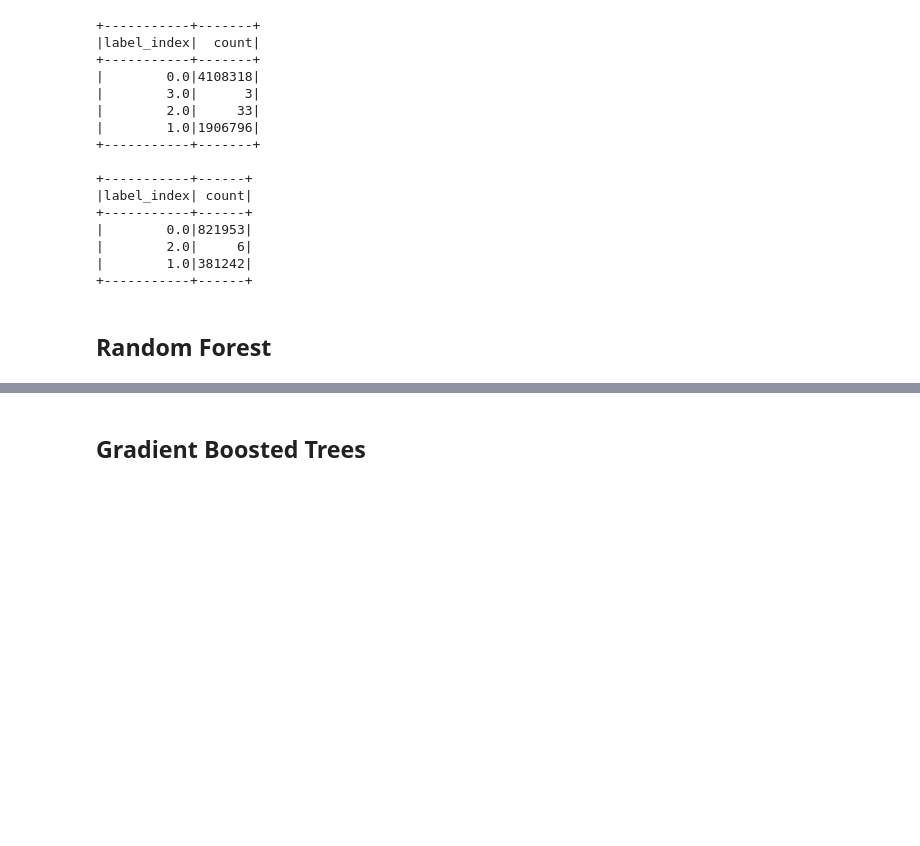
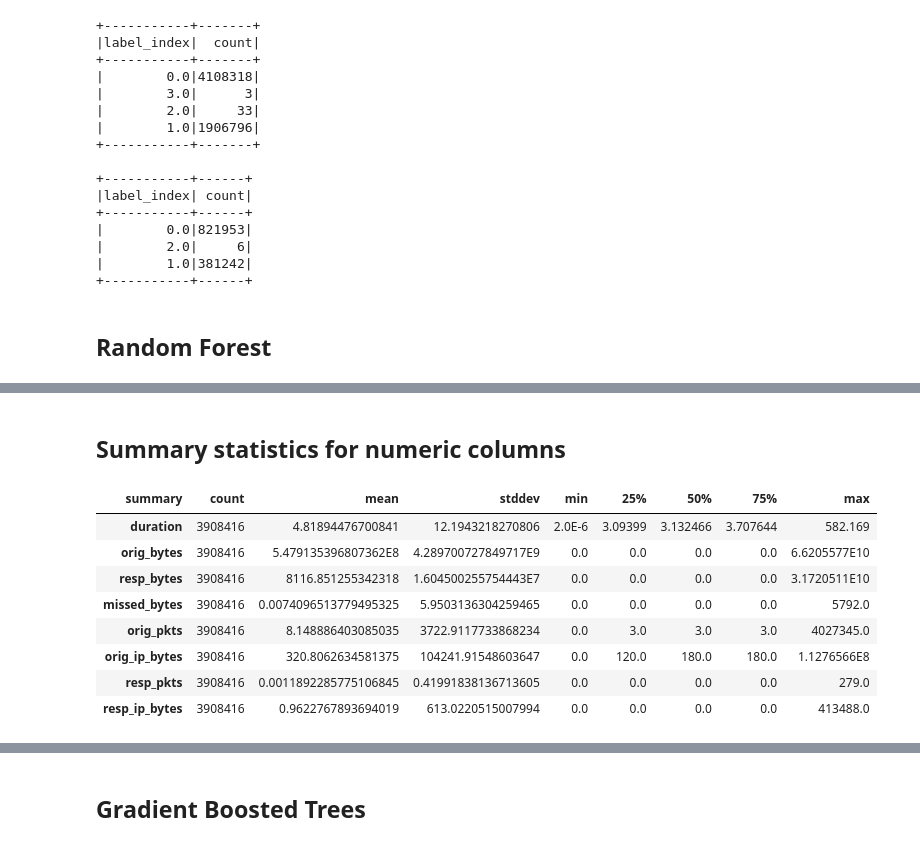
Before and after one commit to jesgiveup/maleware-detection-ml-model, a Jupyter notebook: V_2_BT4221_Group_Project - AT.ipynb, the cells around one changed output, grey strips where cells are left out. Saved outputs shown, nothing was run; the diff lists cells and outputs as text; code cells hidden in the pictures; blank space fills up the shorter version.

```diff
--- a/V_2_BT4221_Group_Project - AT.ipynb
+++ b/V_2_BT4221_Group_Project - AT.ipynb
@@ -1004,0 +1128,6 @@ RF AUC: 1.0000
+# %%
+# Path to the file (same folder as notebook)
+file_path = r"c:\Users\aaron\OneDrive\Desktop\NUS\Y4S2 BZA\BT4221\maleware-detection-ml-model\CTU-IoT-Malware-Capture-35-1conn.log.labeled.csv" # change name if needed
+
+# Load the CSV into a Spark DataFrame
+df = spark.read.csv(file_path, header=True, inferSchema=True, sep="|")
@@ -1004,0 +1313,21 @@ RF AUC: 1.0000
+# %%
+# DROPPING ROWS WITH VERY LOW FREQUENCY --------------------------------
+df = df.filter(~col("label").isin("Malicious   Attack", "Malicious   C&C"))
+
+# Register DataFrame as a SQL table
+df.createOrReplaceTempView("malware_data")
+
+# Define SQL Query to count the number of rows with 0 and 1 in the target variable
+query = """
+SELECT
+    label,
+    COUNT(*) AS count
+FROM
+    malware_data
+GROUP BY
+    label
+"""
+
+# Run the SQL query
+result = spark.sql(query)
+result.show()
@@ -1004,0 +1397,27 @@ RF AUC: 1.0000
+# %% [markdown]
+## Summary statistics for numeric columns
+# %%
+# convert numerical columns
+cols_to_convert = [
+    "duration", "orig_bytes", "resp_bytes",
+    "missed_bytes", "orig_pkts", "orig_ip_bytes", "resp_pkts", "resp_ip_bytes"
+]
+
+# Convert to FloatType
+for column in cols_to_convert:
+    df = df.withColumn(column, col(column).cast(FloatType()))
+
+# Descriptive stats with Pandas for nicer formatting
+desc_stats = df.select(cols_to_convert).summary().toPandas()
+desc_stats_pd = desc_stats.set_index('summary').rename_axis(None, axis=1).T
+display(desc_stats_pd)
+# %% [output]
+| summary | count | mean | stddev | min | 25% | 50% | 75% | max |
+| duration | 3908416 | 4.81894476700841 | 12.1943218270806 | 2.0E-6 | 3.09399 | 3.132466 | 3.707644 | 582.169 |
+| orig_bytes | 3908416 | 5.479135396807362E8 | 4.289700727849717E9 | 0.0 | 0.0 | 0.0 | 0.0 | 6.6205577E10 |
+| resp_bytes | 3908416 | 8116.851255342318 | 1.604500255754443E7 | 0.0 | 0.0 | 0.0 | 0.0 | 3.1720511E10 |
+| missed_bytes | 3908416 | 0.0074096513779495325 | 5.9503136304259465 | 0.0 | 0.0 | 0.0 | 0.0 | 5792.0 |
+| orig_pkts | 3908416 | 8.148886403085035 | 3722.9117733868234 | 0.0 | 3.0 | 3.0 | 3.0 | 4027345.0 |
+| orig_ip_bytes | 3908416 | 320.8062634581375 | 104241.91548603647 | 0.0 | 120.0 | 180.0 | 180.0 | 1.1276566E8 |
+| resp_pkts | 3908416 | 0.0011892285775106845 | 0.41991838136713605 | 0.0 | 0.0 | 0.0 | 0.0 | 279.0 |
+| resp_ip_bytes | 3908416 | 0.9622767893694019 | 613.0220515007994 | 0.0 | 0.0 | 0.0 | 0.0 | 413488.0 |
```
Also changed, not shown: parts of 98 cells of this notebook, 1 other file.
